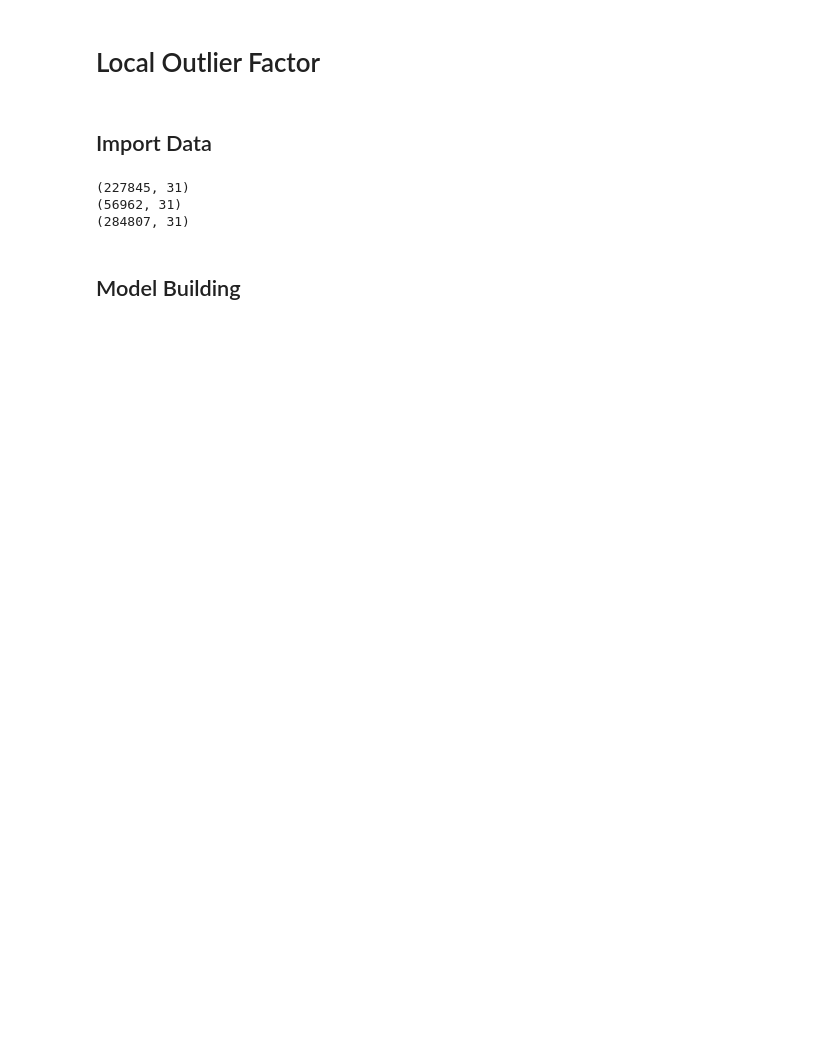
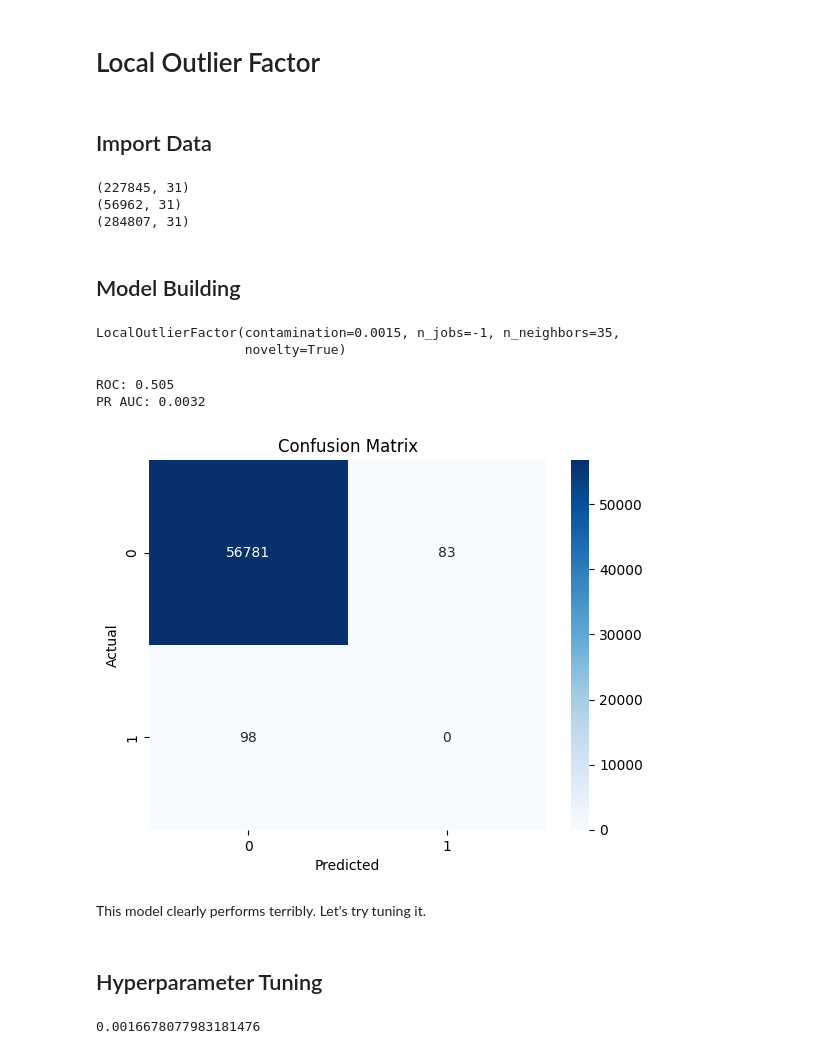
Before and after one commit to LukeHardy721/Fraud-Detection, a Jupyter notebook: notebooks/LOF.ipynb, the cells around one changed output. Drawn from its saved outputs; the diff is of its cells as text; code cells hidden in the pictures; blank space fills up the shorter version.

```diff
--- a/notebooks/LOF.ipynb
+++ b/notebooks/LOF.ipynb
@@ -21,14 +21,64 @@ print(df.shape)
 # Exclude labels
 
 y_train = train_df['Class']
-X_train = train_df.copy().drop('Class', axis=1)
+X_train = train_df.drop(columns=['Class'])
 
 X_train.columns
 
 y_test = test_df['Class']
-X_test = test_df.copy().drop('Class', axis=1)
+X_test = test_df.drop(columns=['Class'])
 
 labels = df['Class']
-df_unlabelled = df.copy().drop('Class', axis=1)
+df_unlabelled = df.drop(columns=['Class'])
 # %% [markdown]
 ## Model Building
+# %%
+from sklearn.neighbors import LocalOutlierFactor
+
+lof = LocalOutlierFactor(
+    n_neighbors=35,   # hyperparameter to tune
+    novelty=True,     # allow scoring unseen data
+    contamination=0.0015,  # expected fraction of anomalies (used for predict threshold only)
+    n_jobs=-1
+)
+
+lof.fit(X_train)
+# %% [output]
+LocalOutlierFactor(contamination=0.0015, n_jobs=-1, n_neighbors=35,
+                   novelty=True)
+# %%
+scores = -lof.decision_function(X_test)
+pred_labels = (lof.predict(X_test) == -1).astype(int)
+# %%
+from sklearn.metrics import roc_auc_score, average_precision_score, confusion_matrix
+import seaborn as sns
+import matplotlib.pyplot as plt
+
+roc = roc_auc_score(y_test, scores)
+pr_auc = average_precision_score(y_test, scores)
+
+print(f"ROC: {roc.round(4)}")
+print(f"PR AUC: {pr_auc.round(4)}")
+
+# Confusion Matrix
+sns.heatmap(confusion_matrix(y_test, pred_labels), annot=True, fmt='d', cmap='Blues')
+plt.title("Confusion Matrix")
+plt.xlabel("Predicted")
+plt.ylabel("Actual")
+plt.show()
+# %% [output]
+ROC: 0.505
+PR AUC: 0.0032
+[figure, added]
+# %% [markdown]
+This model clearly performs terribly. Let's try tuning it.
+# %% [markdown]
+## Hyperparameter Tuning
+# %%
+train_sample = train_df.sample(frac=0.5, random_state=42)
+X_sample = train_sample.drop(columns=['Class'])
+y_sample = train_sample['Class']
+
+y_sample.mean() # This is close enough to the expected value of 0.172%
+# %% [output]
+0.0016678077983181476
```
Also changed, not shown: parts of 15 cells of this notebook, 2 other files.
